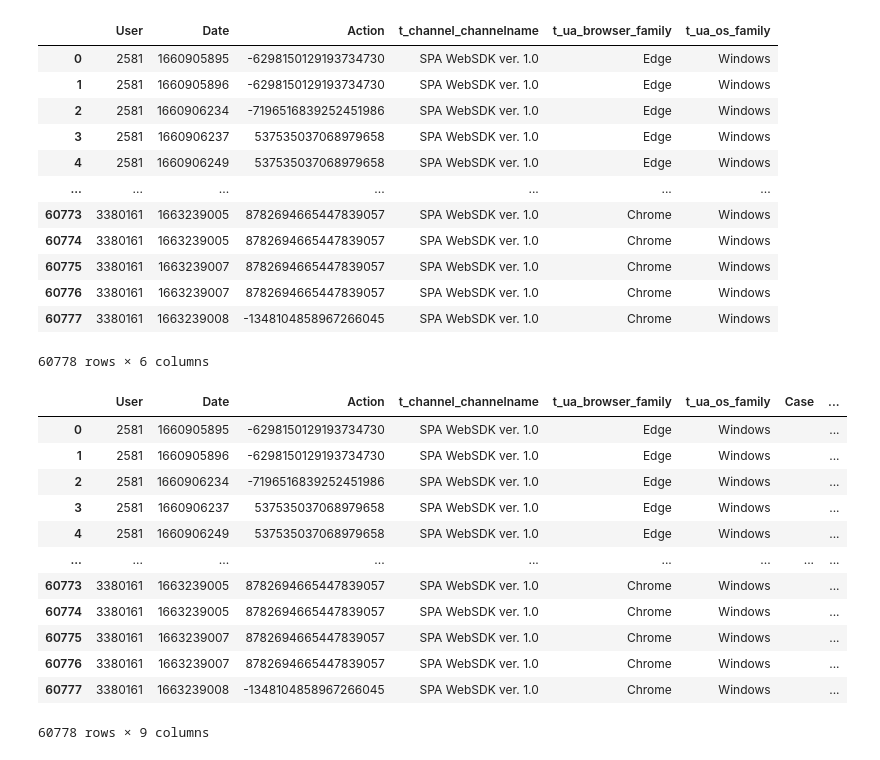
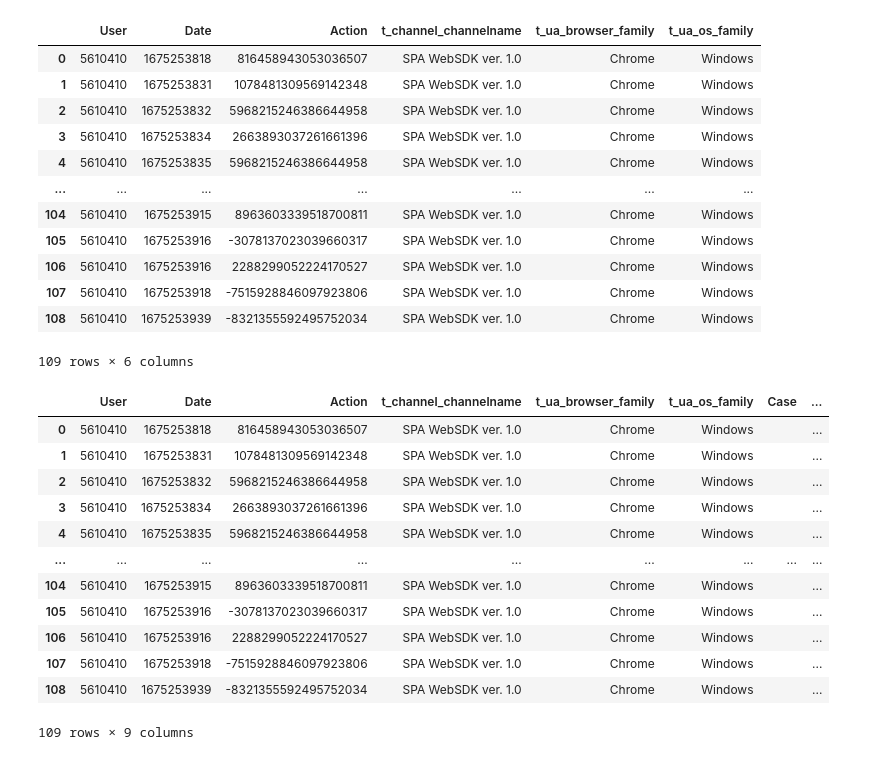
Before and after one commit to KatasonovaMasa/MasaLibraryBot, a Jupyter notebook: скрипт/Простые воронки.ipynb, the cells around one changed output. Drawn from its saved outputs; the diff is of its cells as text; code cells hidden in the pictures.

```diff
--- a/скрипт/Простые воронки.ipynb
+++ b/скрипт/Простые воронки.ipynb
@@ -10,48 +10,48 @@ conn = psycopg2.connect(user='ndr_spa',
 df = pd.DataFrame()
 
 with conn.cursor() as cur:
 
 # Просмотрело пользователей
     cur.execute("""
  SELECT COALESCE (t_spa_merging.merged_spa_id,t_dashboard_data_spa.spa_id) AS "User",
        t_dashboard_data_spa."timestamp" AS "Date",
        t_dashboard_data_spa.custom_event_id AS "Action"
         ,t_channel.channelname as t_channel_channelname,
        t_ua_browser.family as t_ua_browser_family,
        t_ua_os.family as t_ua_os_family
 FROM metrics.dashboard_data_spa as t_dashboard_data_spa
          LEFT JOIN metrics.ua_os as t_ua_os ON t_dashboard_data_spa.os_id = t_ua_os.id
          LEFT JOIN metrics.ua_browser as t_ua_browser ON t_dashboard_data_spa.browser_id = t_ua_browser.id
          LEFT JOIN metrics.channel as t_channel ON t_dashboard_data_spa.channel_name_typeid = t_channel.channel_name_typeid
          LEFT JOIN metrics.spa_merging t_spa_merging ON t_dashboard_data_spa.spa_id = t_spa_merging.spa_id
 WHERE
-        t_dashboard_data_spa.date_timestamp >= 1660608000.0
-  AND t_dashboard_data_spa.date_timestamp <= 1663286399.999
-  AND t_dashboard_data_spa.counterid = 3
+        t_dashboard_data_spa.date_timestamp >= 1672617600.000
+  AND t_dashboard_data_spa.date_timestamp <= 1675295999.999
+  AND t_dashboard_data_spa.counterid = 172
 ORDER BY 1, 2, 3
 """)
 
     data = cur.fetchall()
     columns = list(cur.description)
     datacolumns=[c[0] for c in columns]
     df = pd.DataFrame(data=data, columns = datacolumns)
 
 #df.head(100)
 df
 # %% [output]
 |  | User | Date | Action | t_channel_channelname | t_ua_browser_family | t_ua_os_family |
-| 0 | 2581 | 1660905895 | -6298150129193734730 | SPA WebSDK ver. 1.0 | Edge | Windows |
-| 1 | 2581 | 1660905896 | -6298150129193734730 | SPA WebSDK ver. 1.0 | Edge | Windows |
-| 2 | 2581 | 1660906234 | -7196516839252451986 | SPA WebSDK ver. 1.0 | Edge | Windows |
-| 3 | 2581 | 1660906237 | 537535037068979658 | SPA WebSDK ver. 1.0 | Edge | Windows |
-| 4 | 2581 | 1660906249 | 537535037068979658 | SPA WebSDK ver. 1.0 | Edge | Windows |
+| 0 | 5610410 | 1675253818 | 816458943053036507 | SPA WebSDK ver. 1.0 | Chrome | Windows |
+| 1 | 5610410 | 1675253831 | 1078481309569142348 | SPA WebSDK ver. 1.0 | Chrome | Windows |
+| 2 | 5610410 | 1675253832 | 5968215246386644958 | SPA WebSDK ver. 1.0 | Chrome | Windows |
+| 3 | 5610410 | 1675253834 | 2663893037261661396 | SPA WebSDK ver. 1.0 | Chrome | Windows |
+| 4 | 5610410 | 1675253835 | 5968215246386644958 | SPA WebSDK ver. 1.0 | Chrome | Windows |
 | ... | ... | ... | ... | ... | ... | ... |
-| 60773 | 3380161 | 1663239005 | 8782694665447839057 | SPA WebSDK ver. 1.0 | Chrome | Windows |
-| 60774 | 3380161 | 1663239005 | 8782694665447839057 | SPA WebSDK ver. 1.0 | Chrome | Windows |
-| 60775 | 3380161 | 1663239007 | 8782694665447839057 | SPA WebSDK ver. 1.0 | Chrome | Windows |
-| 60776 | 3380161 | 1663239007 | 8782694665447839057 | SPA WebSDK ver. 1.0 | Chrome | Windows |
-| 60777 | 3380161 | 1663239008 | -1348104858967266045 | SPA WebSDK ver. 1.0 | Chrome | Windows |
+| 104 | 5610410 | 1675253915 | 8963603339518700811 | SPA WebSDK ver. 1.0 | Chrome | Windows |
+| 105 | 5610410 | 1675253916 | -3078137023039660317 | SPA WebSDK ver. 1.0 | Chrome | Windows |
+| 106 | 5610410 | 1675253916 | 2288299052224170527 | SPA WebSDK ver. 1.0 | Chrome | Windows |
+| 107 | 5610410 | 1675253918 | -7515928846097923806 | SPA WebSDK ver. 1.0 | Chrome | Windows |
+| 108 | 5610410 | 1675253939 | -8321355592495752034 | SPA WebSDK ver. 1.0 | Chrome | Windows |
-60778 rows × 6 columns
+109 rows × 6 columns
 # %%
 # 1 ШАГ - ВЫГРУЗКА ДАННЫХ
 
@@ -78,18 +78,18 @@ df.to_csv("исходные данные.csv", sep=';', encoding='windows-1251')
 df
 # %% [output]
 |  | User | Date | Action | t_channel_channelname | t_ua_browser_family | t_ua_os_family | Case | ... |
-| 0 | 2581 | 1660905895 | -6298150129193734730 | SPA WebSDK ver. 1.0 | Edge | Windows |  | ... |
-| 1 | 2581 | 1660905896 | -6298150129193734730 | SPA WebSDK ver. 1.0 | Edge | Windows |  | ... |
-| 2 | 2581 | 1660906234 | -7196516839252451986 | SPA WebSDK ver. 1.0 | Edge | Windows |  | ... |
-| 3 | 2581 | 1660906237 | 537535037068979658 | SPA WebSDK ver. 1.0 | Edge | Windows |  | ... |
-| 4 | 2581 | 1660906249 | 537535037068979658 | SPA WebSDK ver. 1.0 | Edge | Windows |  | ... |
+| 0 | 5610410 | 1675253818 | 816458943053036507 | SPA WebSDK ver. 1.0 | Chrome | Windows |  | ... |
+| 1 | 5610410 | 1675253831 | 1078481309569142348 | SPA WebSDK ver. 1.0 | Chrome | Windows |  | ... |
+| 2 | 5610410 | 1675253832 | 5968215246386644958 | SPA WebSDK ver. 1.0 | Chrome | Windows |  | ... |
+| 3 | 5610410 | 1675253834 | 2663893037261661396 | SPA WebSDK ver. 1.0 | Chrome | Windows |  | ... |
+| 4 | 5610410 | 1675253835 | 5968215246386644958 | SPA WebSDK ver. 1.0 | Chrome | Windows |  | ... |
 | ... | ... | ... | ... | ... | ... | ... | ... | ... |
-| 60773 | 3380161 | 1663239005 | 8782694665447839057 | SPA WebSDK ver. 1.0 | Chrome | Windows |  | ... |
-| 60774 | 3380161 | 1663239005 | 8782694665447839057 | SPA WebSDK ver. 1.0 | Chrome | Windows |  | ... |
-| 60775 | 3380161 | 1663239007 | 8782694665447839057 | SPA WebSDK ver. 1.0 | Chrome | Windows |  | ... |
-| 60776 | 3380161 | 1663239007 | 8782694665447839057 | SPA WebSDK ver. 1.0 | Chrome | Windows |  | ... |
-| 60777 | 3380161 | 1663239008 | -1348104858967266045 | SPA WebSDK ver. 1.0 | Chrome | Windows |  | ... |
+| 104 | 5610410 | 1675253915 | 8963603339518700811 | SPA WebSDK ver. 1.0 | Chrome | Windows |  | ... |
+| 105 | 5610410 | 1675253916 | -3078137023039660317 | SPA WebSDK ver. 1.0 | Chrome | Windows |  | ... |
+| 106 | 5610410 | 1675253916 | 2288299052224170527 | SPA WebSDK ver. 1.0 | Chrome | Windows |  | ... |
+| 107 | 5610410 | 1675253918 | -7515928846097923806 | SPA WebSDK ver. 1.0 | Chrome | Windows |  | ... |
+| 108 | 5610410 | 1675253939 | -8321355592495752034 | SPA WebSDK ver. 1.0 | Chrome | Windows |  | ... |
-60778 rows × 9 columns
+109 rows × 9 columns
 # %%
 #создаем список шагов
 
```
Also changed, not shown: parts of 4 cells of this notebook, 17 other files.
